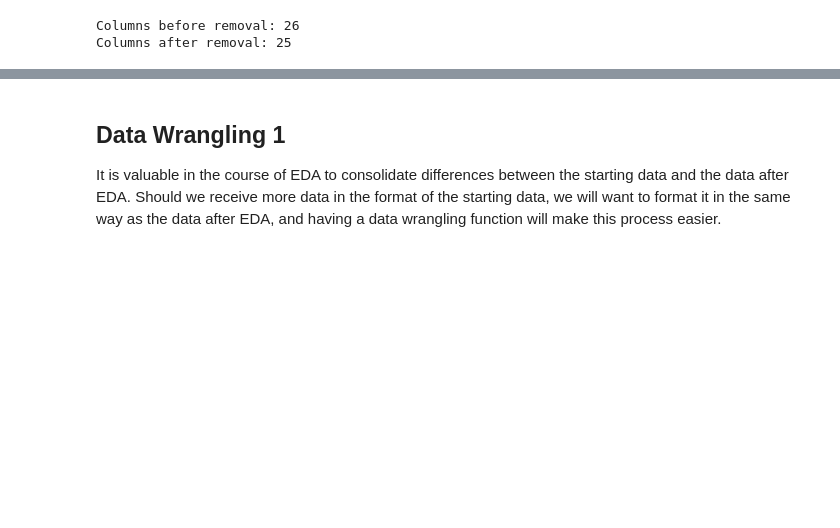
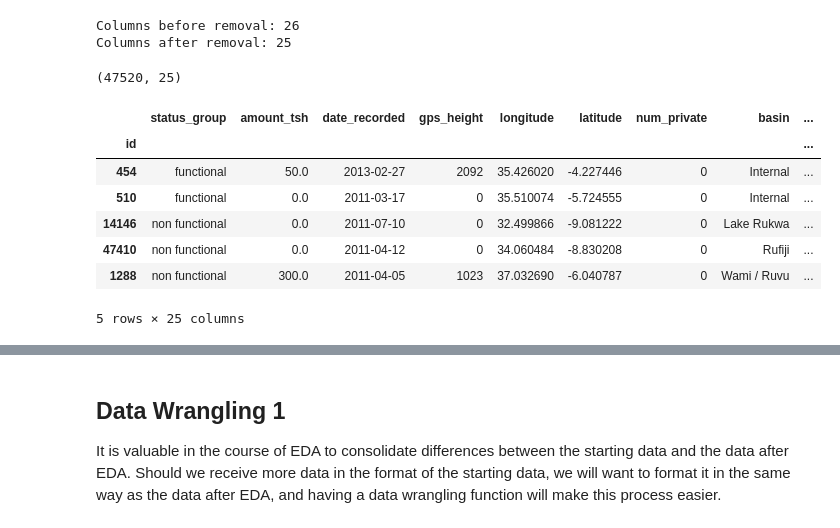
Before and after one commit to zdravoj/water-pump-classifier, a Jupyter notebook: Tanzania_Water_Pump_Analysis.ipynb, the cells around one changed output, grey strips where cells are left out. Cells and saved outputs as stored; diff of their text form; code cells hidden in the pictures; blank space fills up the shorter version.

```diff
--- a/Tanzania_Water_Pump_Analysis.ipynb
+++ b/Tanzania_Water_Pump_Analysis.ipynb
@@ -918,3 +938,17 @@ print(f"Columns after removal: {df.shape[1]}")
 # %% [output]
 Columns before removal: 26
 Columns after removal: 25
+# %%
+# dataframe after EDA 1
+print(df.shape)
+df.head()
+# %% [output]
+(47520, 25)
+|  | status_group | amount_tsh | date_recorded | gps_height | longitude | latitude | num_private | basin | ... |
+| id |  |  |  |  |  |  |  |  | ... |
+| 454 | functional | 50.0 | 2013-02-27 | 2092 | 35.426020 | -4.227446 | 0 | Internal | ... |
+| 510 | functional | 0.0 | 2011-03-17 | 0 | 35.510074 | -5.724555 | 0 | Internal | ... |
+| 14146 | non functional | 0.0 | 2011-07-10 | 0 | 32.499866 | -9.081222 | 0 | Lake Rukwa | ... |
+| 47410 | non functional | 0.0 | 2011-04-12 | 0 | 34.060484 | -8.830208 | 0 | Rufiji | ... |
+| 1288 | non functional | 300.0 | 2011-04-05 | 1023 | 37.032690 | -6.040787 | 0 | Wami / Ruvu | ... |
+5 rows × 25 columns
```
Also changed, not shown: parts of 18 cells of this notebook, 1 other file.
